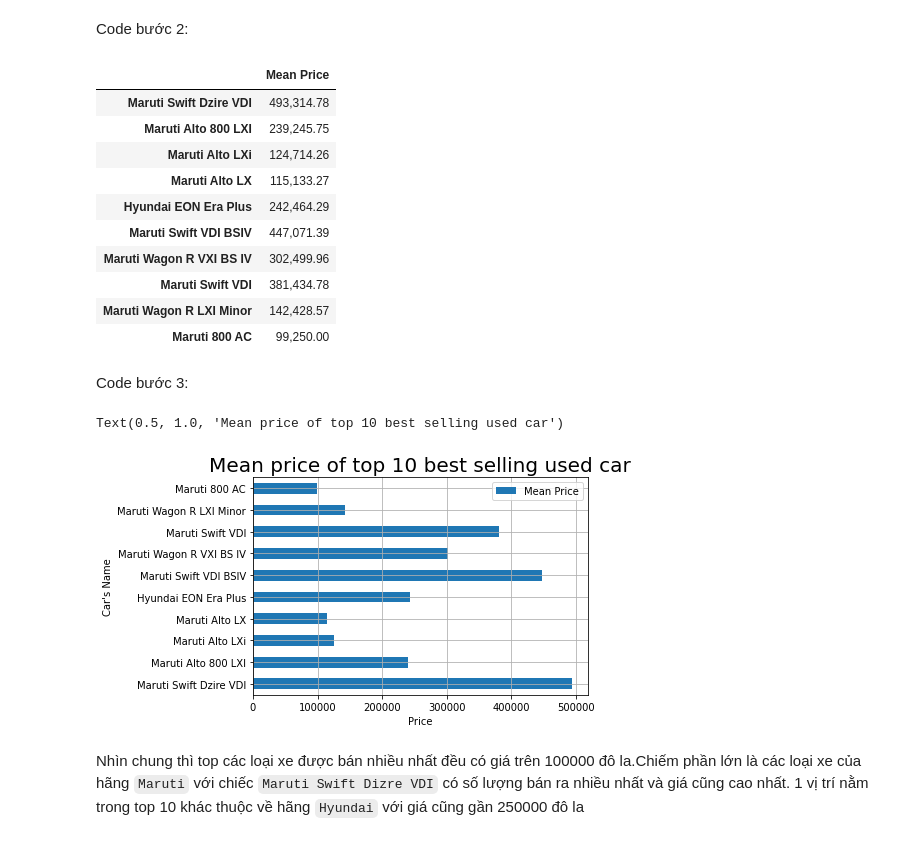
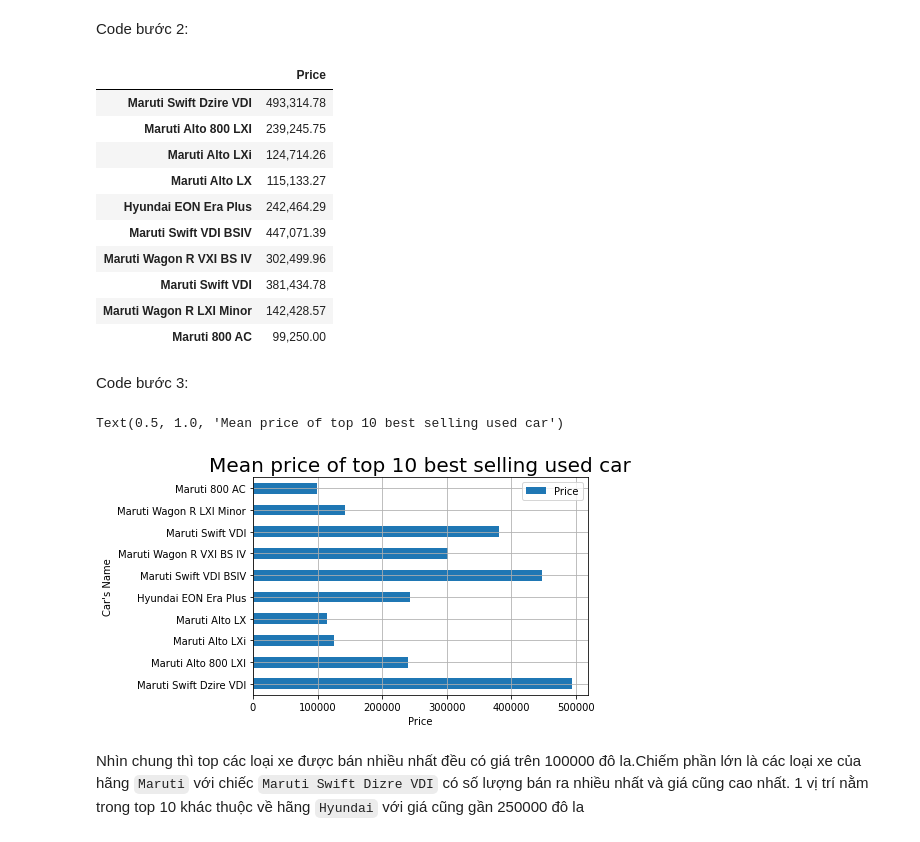
Before and after one commit to syhcmus/LTKHDL, a Jupyter notebook: 18120491_18120540.ipynb, the cells around one changed output. Cells and saved outputs as stored; diff of their text form; code cells hidden in the pictures.

```diff
--- a/18120491_18120540.ipynb
+++ b/18120491_18120540.ipynb
@@ -431,10 +431,10 @@ Code bước 2:
 # %%
 mean_price_cars = pd.DataFrame(df[df.name.isin(top_10_selling_cars.index)].groupby('name')['selling_price'].mean())
 mean_price_top_10_selling_cars = pd.DataFrame(top_10_selling_cars.join(mean_price_cars)['selling_price'])
-mean_price_top_10_selling_cars.columns = ['Mean Price']
+mean_price_top_10_selling_cars.columns = ['Price']
 mean_price_top_10_selling_cars
 # %% [output]
-|  | Mean Price |
+|  | Price |
 | Maruti Swift Dzire VDI | 493,314.78 |
 | Maruti Alto 800 LXI | 239,245.75 |
 | Maruti Alto LXi | 124,714.26 |
@@ -455,7 +455,7 @@ plt.ylabel("Car's Name")
 plt.title("Mean price of top 10 best selling used car", size=20)
 # %% [output]
 Text(0.5, 1.0, 'Mean price of top 10 best selling used car')
-[figure, old version]
+[figure, new version]
 # %% [markdown]
 Nhìn chung thì top các loại xe được bán nhiều nhất đều có giá trên 100000 đô la.Chiếm phần lớn là các loại xe của hãng `Maruti` với chiếc `Maruti Swift Dizre VDI` có số lượng bán ra nhiều nhất và giá cũng cao nhất. 1 vị trí nằm trong top 10 khác thuộc về hãng `Hyundai` với giá cũng gần 250000 đô la
 # %% [markdown]
```
Also changed, not shown: parts of 12 cells of this notebook.
